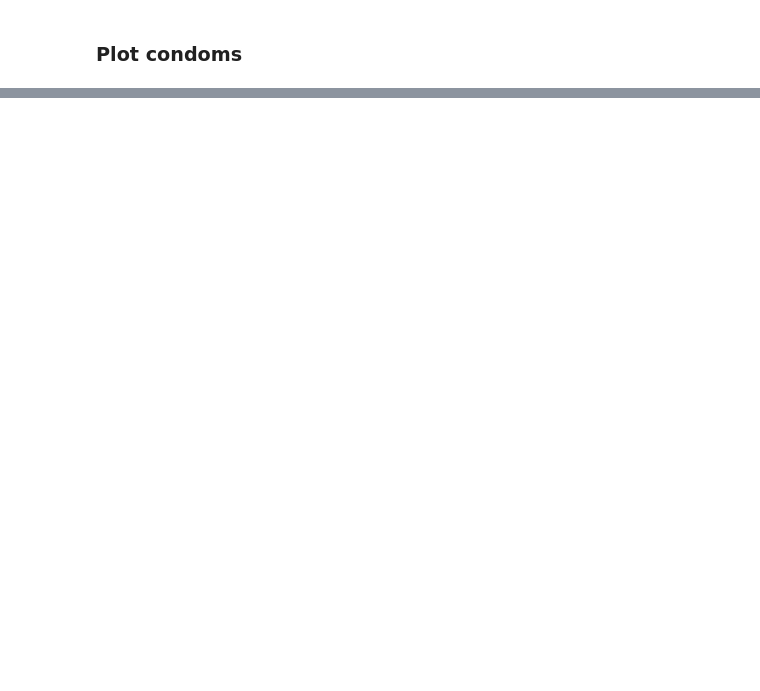
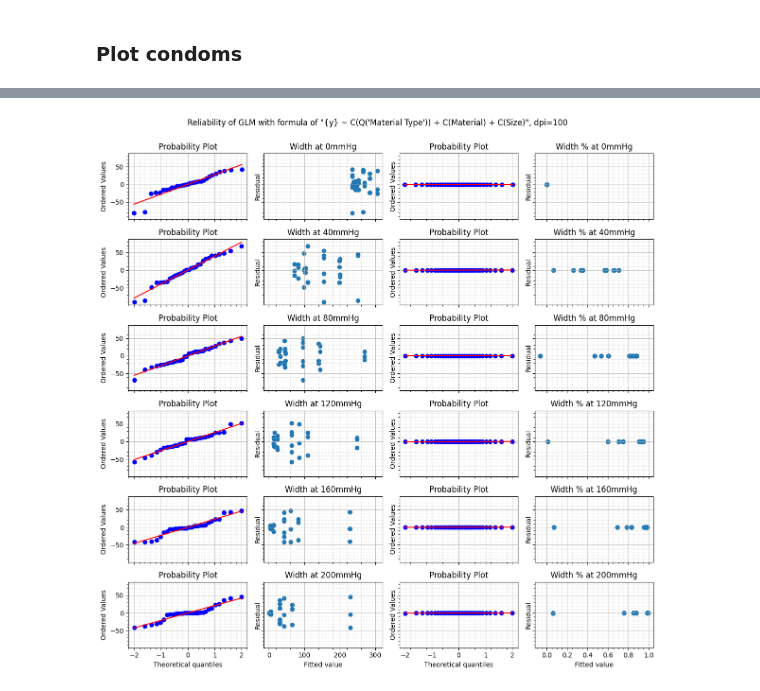
Before and after one commit to ryerrabelli/SpeculumAnalysis, a Jupyter notebook: src/notebooks/Labelbox_analysis.ipynb, the cells around one changed output, grey strips where cells are left out. Cells and saved outputs as stored; diff of their text form; code cells hidden in the pictures; blank space fills up the shorter version.

```diff
--- a/src/notebooks/Labelbox_analysis.ipynb
+++ b/src/notebooks/Labelbox_analysis.ipynb
@@ -935,0 +1240,42 @@ fig.show()
+# %%
+gen_formula = "{y} ~ C(Q('Material Type')) + C(Material) + C(Size)"
+nrows=6
+fig, axes = plt.subplots(nrows,4, figsize=(12,2*nrows), dpi=100, sharex="col", sharey="all")
+for ind in range(nrows):
+    mmHg = 40*ind
+    criteria = {"mmHg":[mmHg]}
+    df_sampled = df_long.loc[ np.all([ (type(val)!=list and df_long[arg]==val ) or np.in1d(df_long[arg],val)  for arg, val in criteria.items()], axis=0) ]
+
+    ys = [("wd","Width"),("wd_rel","Width %")]
+    for ind2, (y,y_name) in enumerate(ys):
+        #display(df_sampled.head())
+        formula = gen_formula.format(y=y)
+        model = smf.ols(formula = formula, data=df_sampled)
+        ols_result = model.fit()
+
+        _ = scipy.stats.probplot(ols_result.resid, plot=axes[ind,0+ind2*2])
+        if ind < nrows-1:
+            axes[ind,0+ind2*2].set_xlabel("")
+
+        #plt.figure()
+        axes[ind,1+ind2*2].scatter(ols_result.fittedvalues, ols_result.resid)
+        axes[ind,1+ind2*2].set_ylabel('Residual')
+        axes[ind,1+ind2*2].set_title(f"{y_name} at {mmHg}mmHg")
+
+axes[-1,1].set_xlabel('Fitted value')
+axes[-1,3].set_xlabel('Fitted value')
+
+for ind,ax in enumerate(axes.flat):
+    ax.grid(which="major", alpha=0.75)  # set major grid lines
+    ax.grid(which="minor", alpha=0.5, linestyle=":")  # set minor grid lines, but make them less visible
+    ax.xaxis.set_minor_locator(matplotlib.ticker.AutoMinorLocator())
+    ax.yaxis.set_minor_locator(matplotlib.ticker.AutoMinorLocator())
+
+dpi = fig.dpi
+title = f"Reliability of GLM with formula of \"{gen_formula}\""+ f", dpi={dpi}".replace("{","").replace("}","")
+fig.suptitle(title)
+fig.tight_layout(rect=[0,0,1,0.95] )  # rect=[left, bottom, right top]
+
+plt.savefig(get_path_to_save(save_filename=title),
+            bbox_inches='tight')  # Include the bbox_inches='tight' is critical to ensure the saved images aren't cutoff while the colab images are normal
+# %% [output]
@@ -935,0 +1285 @@ fig.show()
+[figure, added]
```
Also changed, not shown: parts of 55 cells of this notebook, 6 other files.
